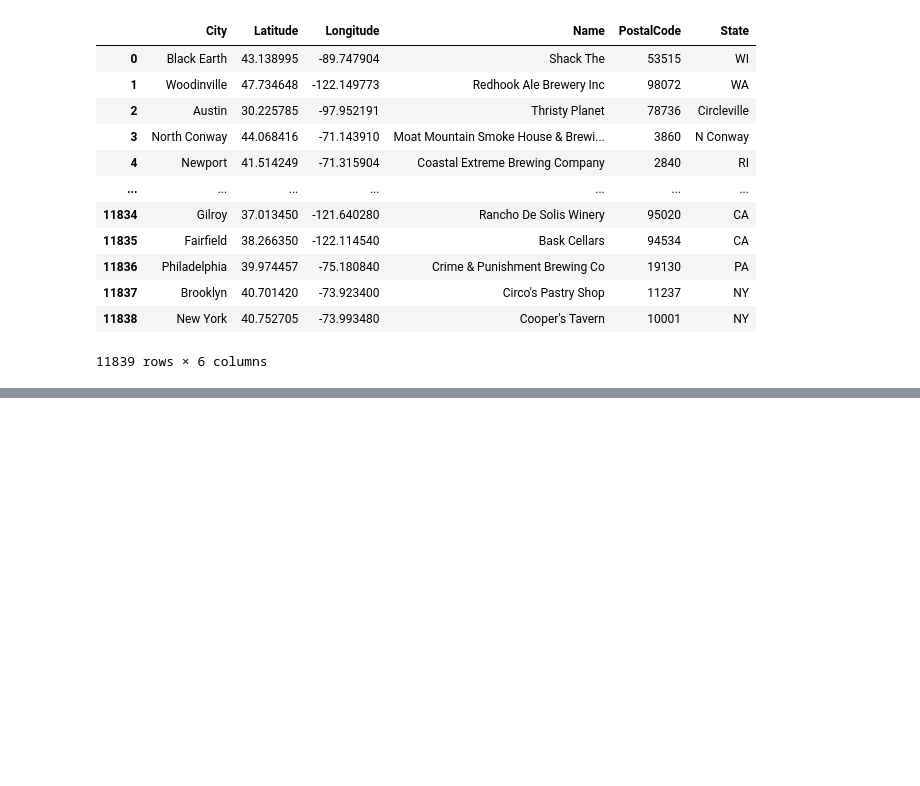
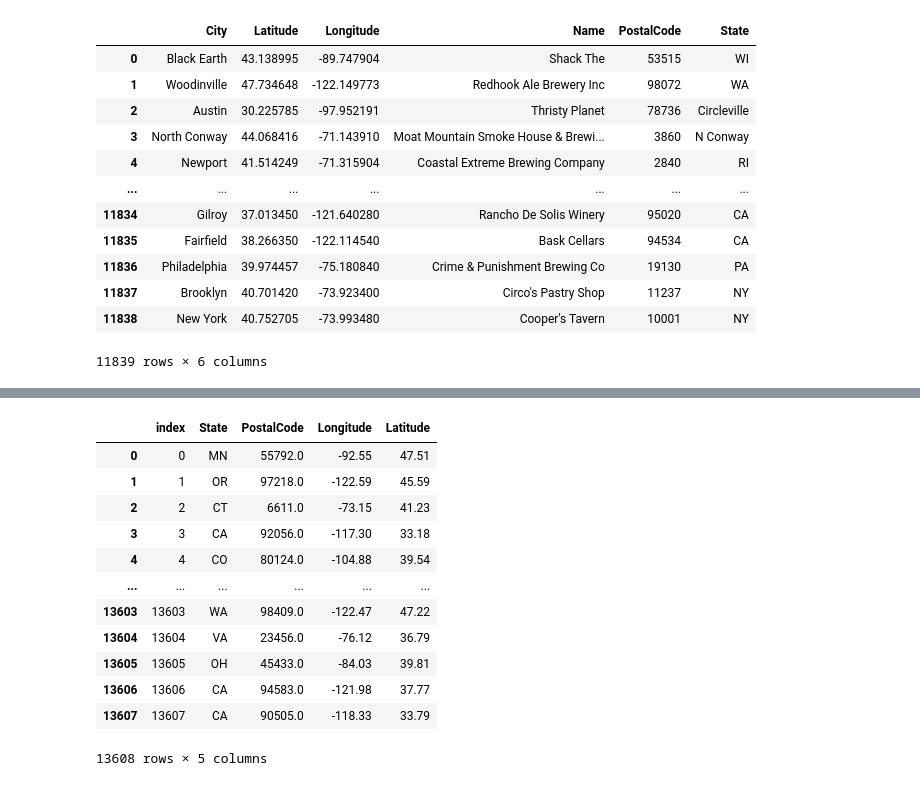
Before and after one commit to kcharlesr/brewBuds_project2, a Jupyter notebook: starbucks/starbucks_workbook.ipynb, the cells around one changed output, grey strips where cells are left out. Cells and saved outputs as stored; diff of their text form; code cells hidden in the pictures; blank space fills up the shorter version.

```diff
--- a/starbucks/starbucks_workbook.ipynb
+++ b/starbucks/starbucks_workbook.ipynb
@@ -207,0 +242,16 @@ brewery_df.to_sql(name='brewery', con=engine, if_exists='append', index=True)
+# %%
+pd.read_sql("select * FROM starbucks", engine)
+# %% [output]
+|  | index | State | PostalCode | Longitude | Latitude |
+| 0 | 0 | MN | 55792.0 | -92.55 | 47.51 |
+| 1 | 1 | OR | 97218.0 | -122.59 | 45.59 |
+| 2 | 2 | CT | 6611.0 | -73.15 | 41.23 |
+| 3 | 3 | CA | 92056.0 | -117.30 | 33.18 |
+| 4 | 4 | CO | 80124.0 | -104.88 | 39.54 |
+| ... | ... | ... | ... | ... | ... |
+| 13603 | 13603 | WA | 98409.0 | -122.47 | 47.22 |
+| 13604 | 13604 | VA | 23456.0 | -76.12 | 36.79 |
+| 13605 | 13605 | OH | 45433.0 | -84.03 | 39.81 |
+| 13606 | 13606 | CA | 94583.0 | -121.98 | 37.77 |
+| 13607 | 13607 | CA | 90505.0 | -118.33 | 33.79 |
+13608 rows × 5 columns
```
Also changed, not shown: parts of 13 cells of this notebook, 6 other files.
